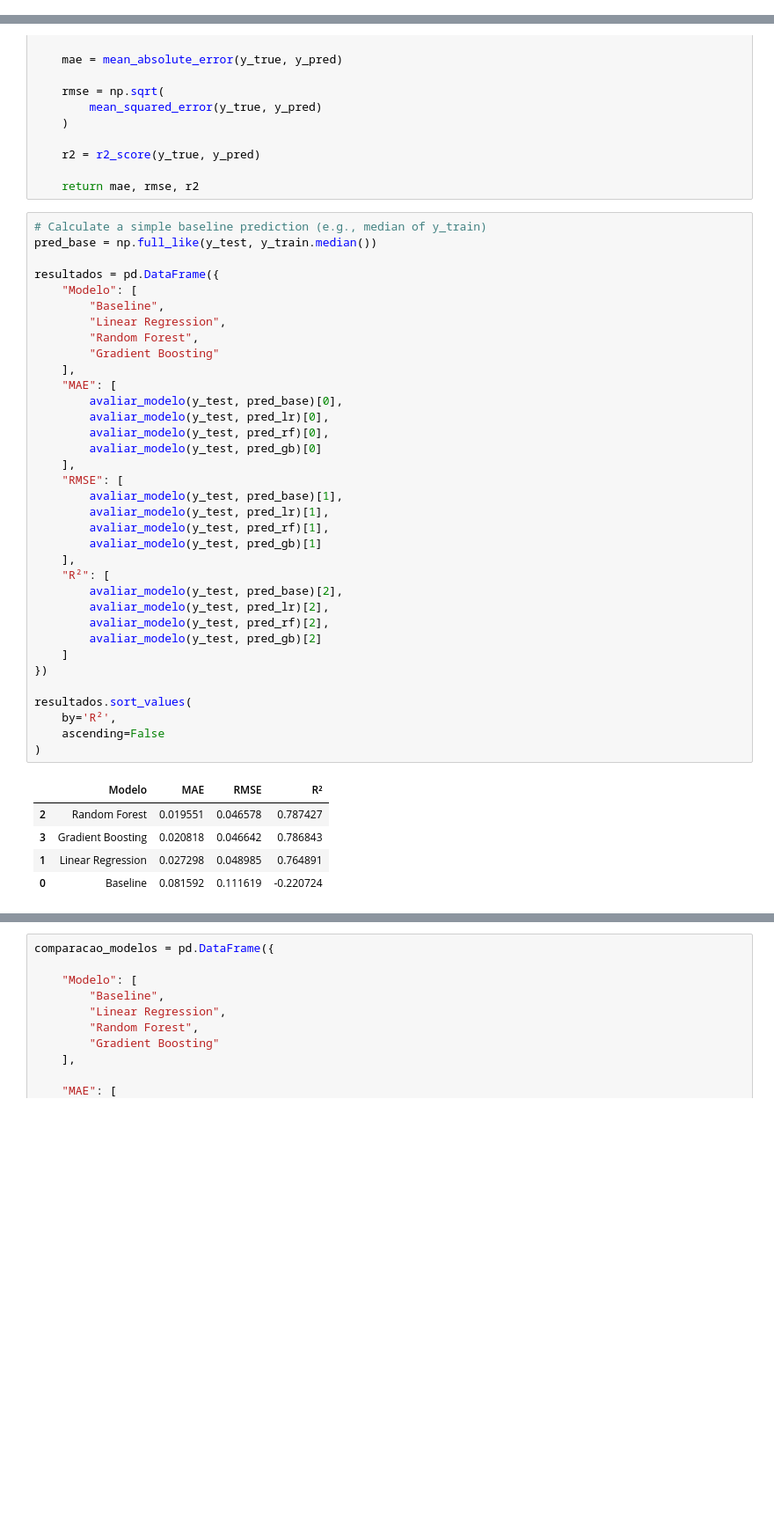
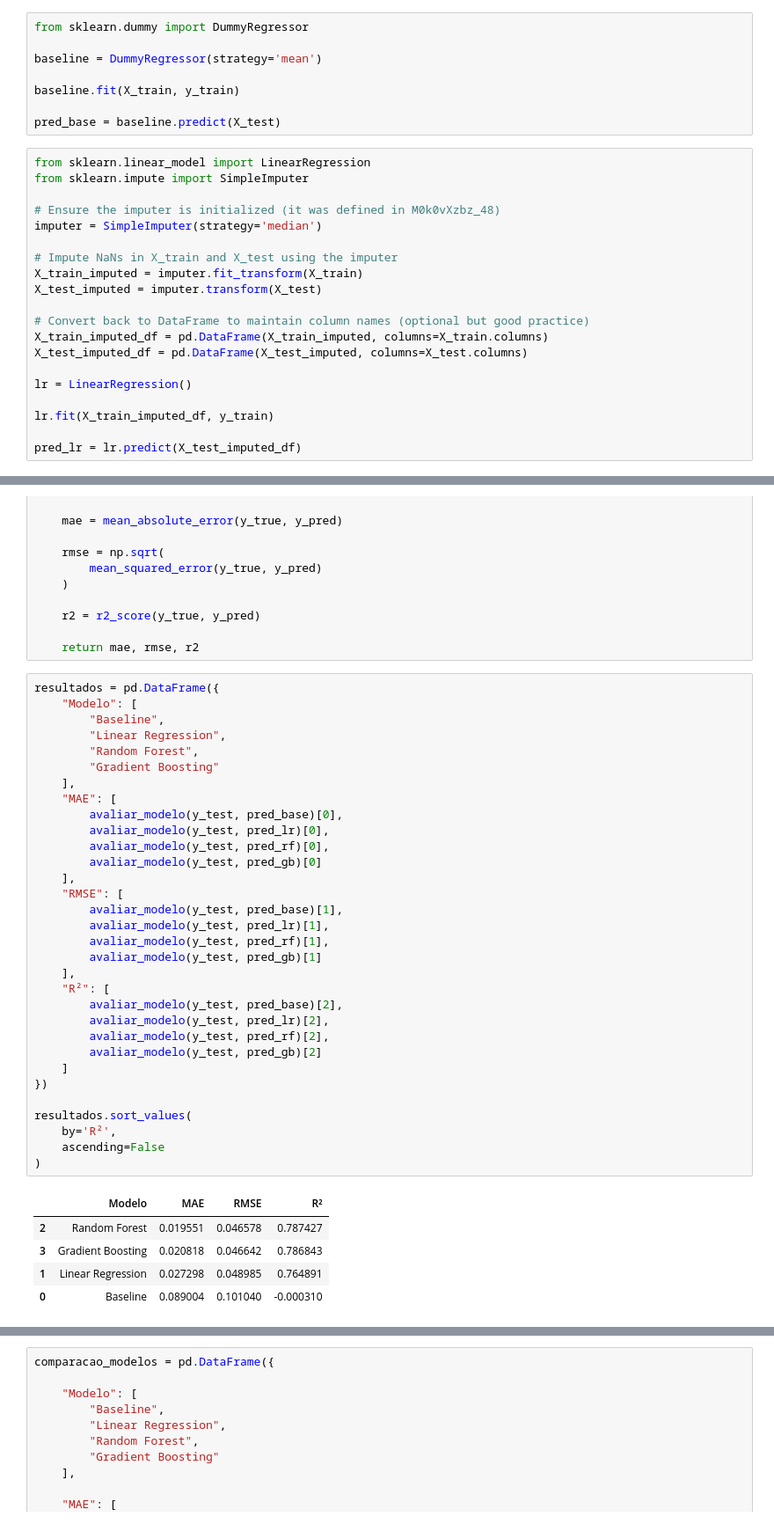
Before and after one commit to Moliveira85/MVP_CPV_Impurities_ML, a Jupyter notebook: MVP_CPV_ML_Analytics_20261.ipynb, the cells around one changed output, grey strips where cells are left out. Shown at 88% size. Drawn from its saved outputs; the diff is of its cells as text; blank space fills up the shorter version.

```diff
--- a/MVP_CPV_ML_Analytics_20261.ipynb
+++ b/MVP_CPV_ML_Analytics_20261.ipynb
@@ -704,3 +739,31 @@ Além disso, o algoritmo permite a avaliação da importância das variáveis ut
+# %%
+from sklearn.dummy import DummyRegressor
+
+baseline = DummyRegressor(strategy='mean')
+
+baseline.fit(X_train, y_train)
+
+pred_base = baseline.predict(X_test)
+# %%
+from sklearn.linear_model import LinearRegression
+from sklearn.impute import SimpleImputer
+
+# Ensure the imputer is initialized (it was defined in M0k0vXzbz_48)
+imputer = SimpleImputer(strategy='median')
+
+# Impute NaNs in X_train and X_test using the imputer
+X_train_imputed = imputer.fit_transform(X_train)
+X_test_imputed = imputer.transform(X_test)
+
+# Convert back to DataFrame to maintain column names (optional but good practice)
+X_train_imputed_df = pd.DataFrame(X_train_imputed, columns=X_train.columns)
+X_test_imputed_df = pd.DataFrame(X_test_imputed, columns=X_test.columns)
+
+lr = LinearRegression()
+
+lr.fit(X_train_imputed_df, y_train)
+
+pred_lr = lr.predict(X_test_imputed_df)
 # %%
 from sklearn.ensemble import RandomForestRegressor
 
@@ -772,9 +819,6 @@ def avaliar_modelo(y_true, y_pred):
 
     return mae, rmse, r2
 # %%
-# Calculate a simple baseline prediction (e.g., median of y_train)
-pred_base = np.full_like(y_test, y_train.median())
-
 resultados = pd.DataFrame({
     "Modelo": [
         "Baseline",
@@ -784,31 +828,31 @@ resultados = pd.DataFrame({
     ],
     "MAE": [
         avaliar_modelo(y_test, pred_base)[0],
         avaliar_modelo(y_test, pred_lr)[0],
         avaliar_modelo(y_test, pred_rf)[0],
         avaliar_modelo(y_test, pred_gb)[0]
     ],
     "RMSE": [
         avaliar_modelo(y_test, pred_base)[1],
         avaliar_modelo(y_test, pred_lr)[1],
         avaliar_modelo(y_test, pred_rf)[1],
         avaliar_modelo(y_test, pred_gb)[1]
     ],
     "R²": [
         avaliar_modelo(y_test, pred_base)[2],
         avaliar_modelo(y_test, pred_lr)[2],
         avaliar_modelo(y_test, pred_rf)[2],
         avaliar_modelo(y_test, pred_gb)[2]
     ]
 })
 
 resultados.sort_values(
     by='R²',
     ascending=False
 )
 # %% [output]
 |  | Modelo | MAE | RMSE | R² |
 | 2 | Random Forest | 0.019551 | 0.046578 | 0.787427 |
 | 3 | Gradient Boosting | 0.020818 | 0.046642 | 0.786843 |
 | 1 | Linear Regression | 0.027298 | 0.048985 | 0.764891 |
-| 0 | Baseline | 0.081592 | 0.111619 | -0.220724 |
+| 0 | Baseline | 0.089004 | 0.101040 | -0.000310 |
```
Also changed, not shown: parts of 39 cells of this notebook.
